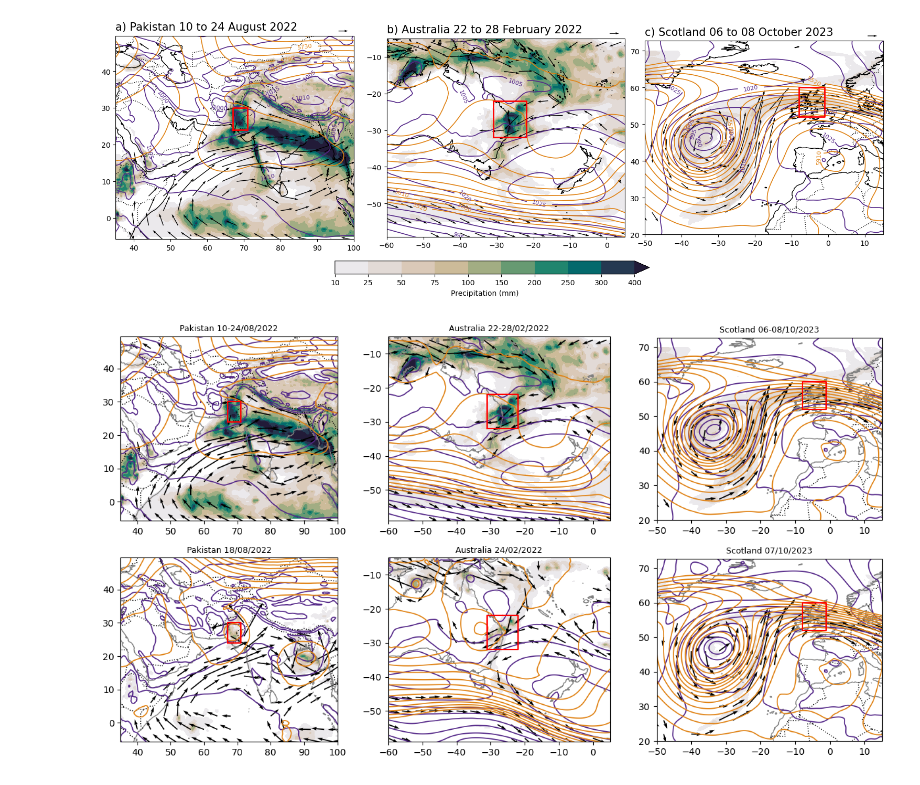
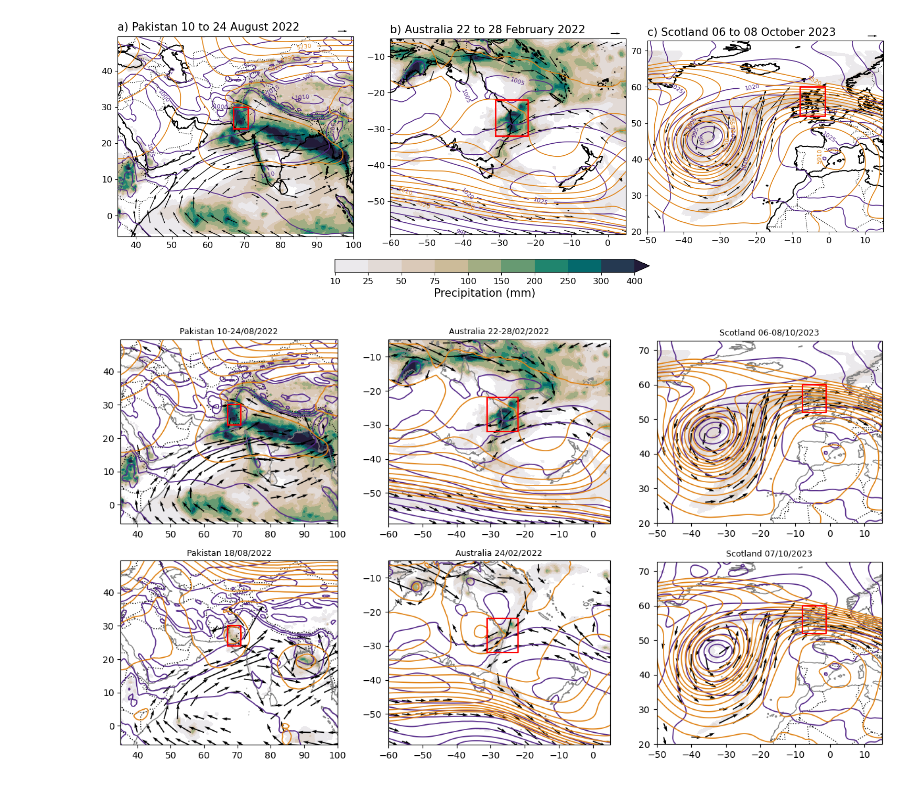
Before and after one commit to Moisture-tracking-community/INSPIRE, a Jupyter notebook: Figure2_SynopticPlots.ipynb, the cells around one changed output. Saved outputs shown, nothing was run; the diff lists cells and outputs as text; code cells hidden in the pictures.

```diff
--- a/Figure2_SynopticPlots.ipynb
+++ b/Figure2_SynopticPlots.ipynb
@@ -193,35 +193,38 @@ for i, region in enumerate(regions):
                    coordinates='axes') #r'$2 \frac{m}{s}$'
 
         # polyline
         ax.plot(
             [lon_W[i], lon_E[i], lon_E[i], lon_W[i], lon_W[i]],
             [lat_S[i], lat_S[i], lat_N[i], lat_N[i], lat_S[i]],
             transform=ccrs.PlateCarree(), color="red", linewidth=2.0
         )
 
         # titles
         title_text = f"{region} " + (
             f"{d_start[i]:02d} to {d_end[i]:02d} {month[i]} {yy}"
         )
         #ax.set_title(title_text, fontsize=15)
         ax.set_xticks(ax.get_xticks()) #Why is this needed?
         ax.set_yticks(ax.get_yticks())
+        ax.tick_params(labelsize=12)
         ax.set_extent([minlon[i], maxlon[i], minlat[i], maxlat[i]])
         plt.text(0, 1.07, f'{letters[i]} ' + title_text, transform=ax.transAxes, va='top', ha='left', fontsize=15)
         axs+=[ax]
 
 #fig.colorbar(pcm, ax=axs, orientation="horizontal",pad=0.01,
 #                     label="Precipitation (mm)",shrink=0.25) #, aspect=50)
 
 # Plotting the colorbar like above does not properly align the subplots
 # Instead, create a new axis for the colorbar below the subplots
 cbar_ax = fig.add_axes([0.3, 0.24, 0.4, 0.025])  # [left, bottom, width, height] in figure fraction
-fig.colorbar(pcm, cax=cbar_ax, orientation="horizontal", label="Precipitation (mm)")
+cbar = fig.colorbar(pcm, cax=cbar_ax, orientation="horizontal", label="Precipitation (mm)")
+cbar.ax.tick_params(labelsize=12)
+cbar.set_label("Precipitation (mm)", fontsize=15)
 
 fig.savefig(f"{figure_path}Figure2_synoptic_plot_revision.png",
             bbox_inches="tight", dpi=300, facecolor="white")
 # %% [output]
-[figure, old version]
+[figure, new version]
 # %%
 # Alternative figure with also data of the single day
 # 2. LOOP OVER REGIONS, READ + PROCESS DATA
```
Also changed, not shown: 1 other file.
